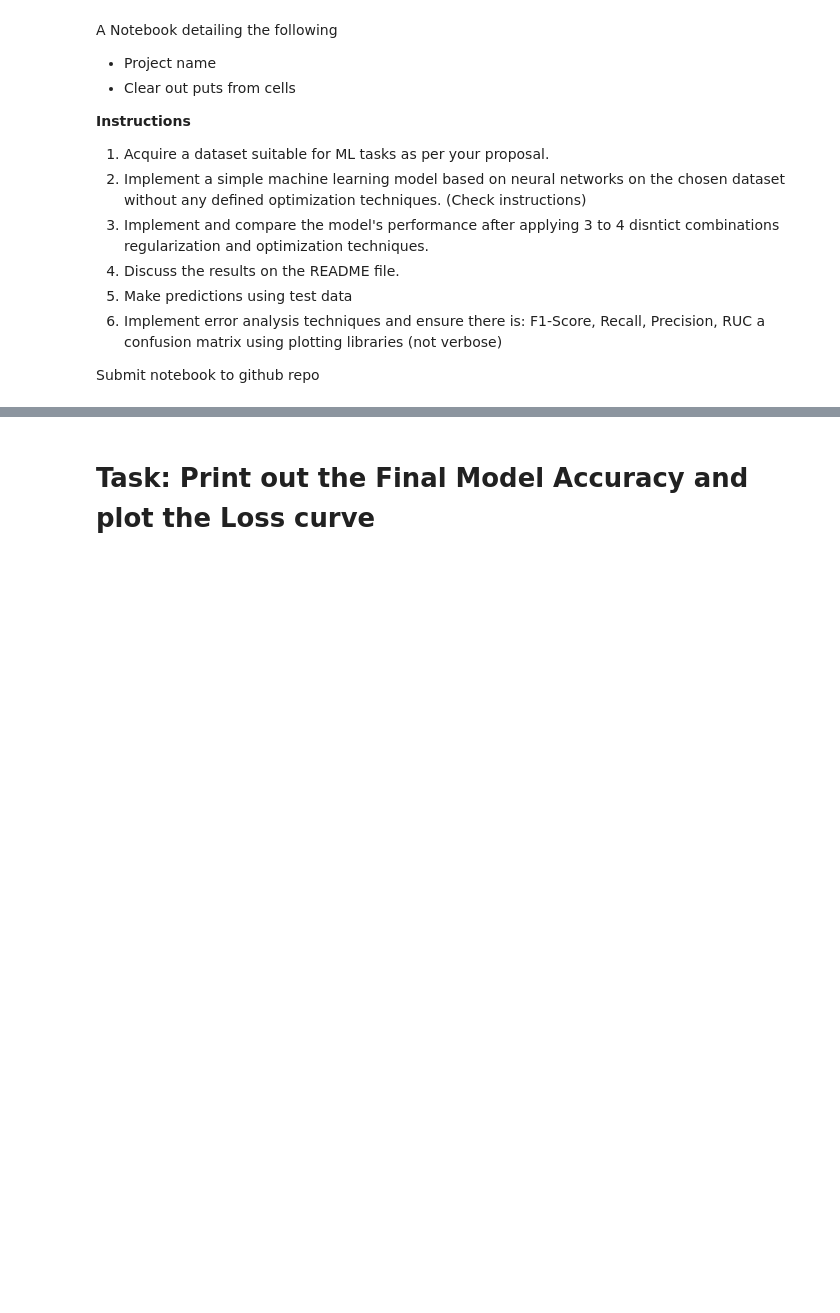
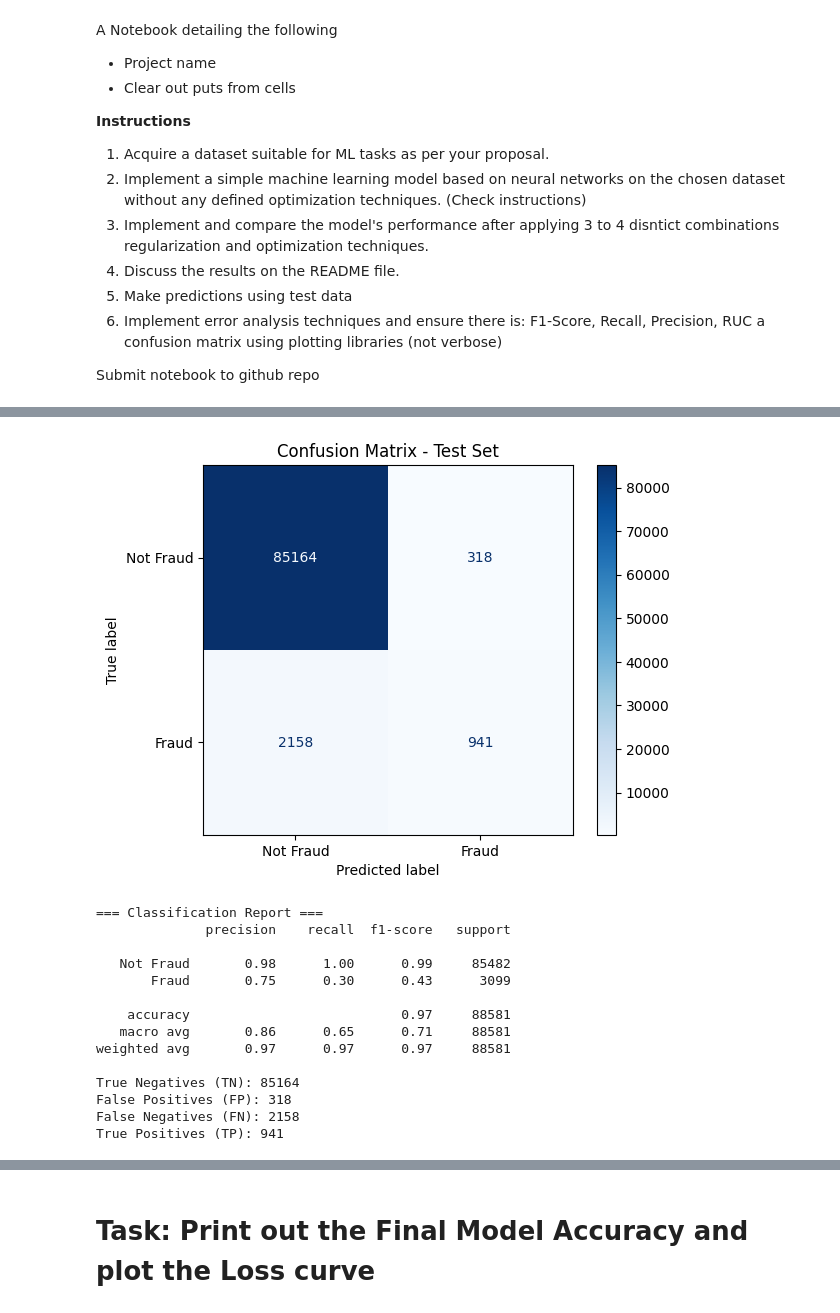
Before and after one commit to IrakizaGaius/FraudDetection, a Jupyter notebook: Summative_Intro_to_ml_[GaiusIrakiza_number]_assignment.ipynb, the cells around one changed output, grey strips where cells are left out. Saved outputs shown, nothing was run; the diff lists cells and outputs as text; code cells hidden in the pictures; blank space fills up the shorter version.

```diff
--- a/Summative_Intro_to_ml_[GaiusIrakiza_number]_assignment.ipynb
+++ b/Summative_Intro_to_ml_[GaiusIrakiza_number]_assignment.ipynb
@@ -97,0 +348,18 @@ def create_model(optimizer='adam', regularizer=None, learning_rate=0.001, layers
+# %%
+model_4 = Sequential([
+    Dense(128, activation='relu', input_shape=(X_train_processed.shape[1],), kernel_regularizer=l1(0.001)),
+    Dropout(0.3),
+    Dense(64, activation='relu'),
+    Dropout(0.2),
+    Dense(1, activation='sigmoid')
+])
+
+model_4.compile(optimizer=RMSprop(learning_rate=0.0005), loss='binary_crossentropy', metrics=['accuracy'])
+
+early_stopping = EarlyStopping(monitor='val_loss', patience=3, restore_best_weights=True)
+
+history_4 = model_4.fit(X_train_processed, y_train, epochs=50, batch_size=64,
+                        validation_data=(X_val_processed, y_val),
+                        callbacks=[early_stopping], verbose=1)
+
+save_model(model_4, 'saved_models/nn_instance_4.h5')
@@ -97,0 +385,25 @@ def create_model(optimizer='adam', regularizer=None, learning_rate=0.001, layers
+# %%
+# Predict probabilities and convert to binary labels
+y_test_pred_prob = model_4.predict(X_test_processed)
+y_test_pred = (y_test_pred_prob > 0.5).astype(int).reshape(-1)
+y_test_true = y_test.values.reshape(-1)
+
+# Confusion matrix
+cm = confusion_matrix(y_test_true, y_test_pred)
+
+# Display with labels
+disp = ConfusionMatrixDisplay(confusion_matrix=cm, display_labels=["Not Fraud", "Fraud"])
+disp.plot(cmap="Blues")
+plt.title("Confusion Matrix - Test Set")
+plt.show()
+
+# Detailed classification report
+report = classification_report(y_test_true, y_test_pred, target_names=["Not Fraud", "Fraud"])
+print("=== Classification Report ===")
+print(report)
+tn, fp, fn, tp = cm.ravel()
+print(f"True Negatives (TN): {tn}")
+print(f"False Positives (FP): {fp}")
+print(f"False Negatives (FN): {fn}")
+print(f"True Positives (TP): {tp}")
+# %% [output]
@@ -97,0 +411,15 @@ def create_model(optimizer='adam', regularizer=None, learning_rate=0.001, layers
+[figure, added]
+=== Classification Report ===
+              precision    recall  f1-score   support
+
+   Not Fraud       0.98      1.00      0.99     85482
+       Fraud       0.75      0.30      0.43      3099
+
+    accuracy                           0.97     88581
+   macro avg       0.86      0.65      0.71     88581
+weighted avg       0.97      0.97      0.97     88581
+
+True Negatives (TN): 85164
+False Positives (FP): 318
+False Negatives (FN): 2158
+True Positives (TP): 941
```
Also changed, not shown: parts of 43 cells of this notebook, 7 other files.
